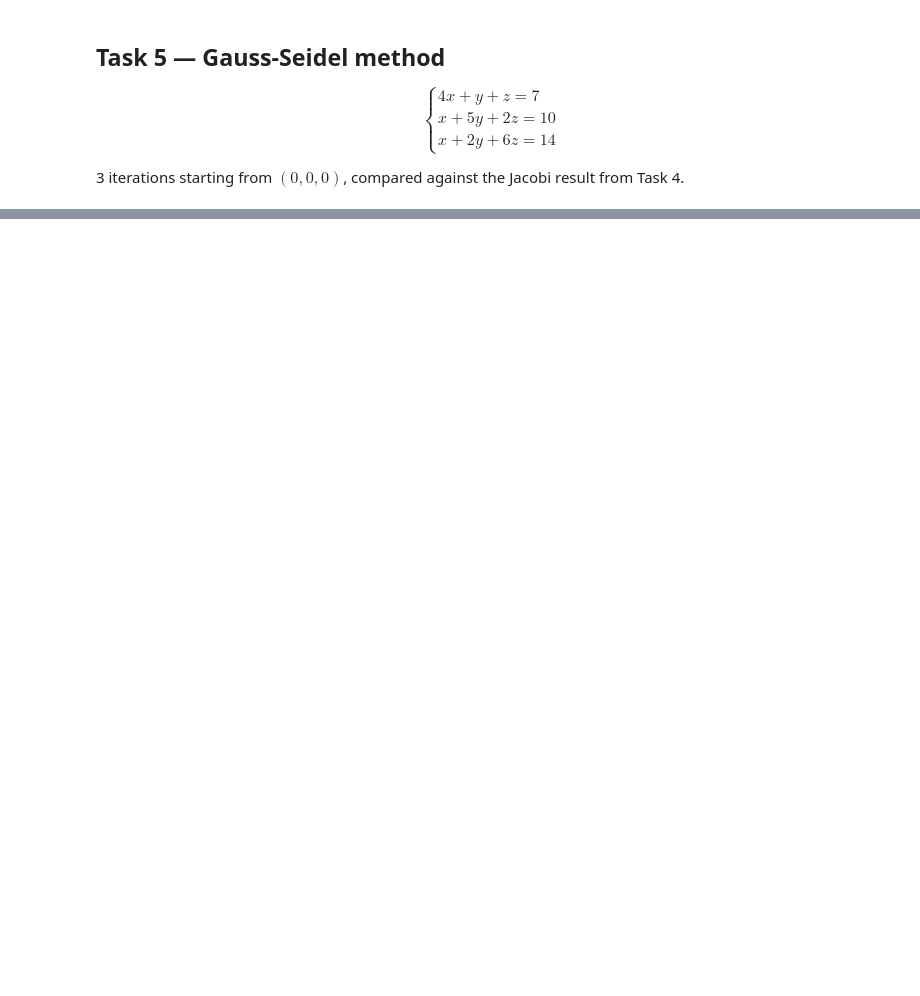
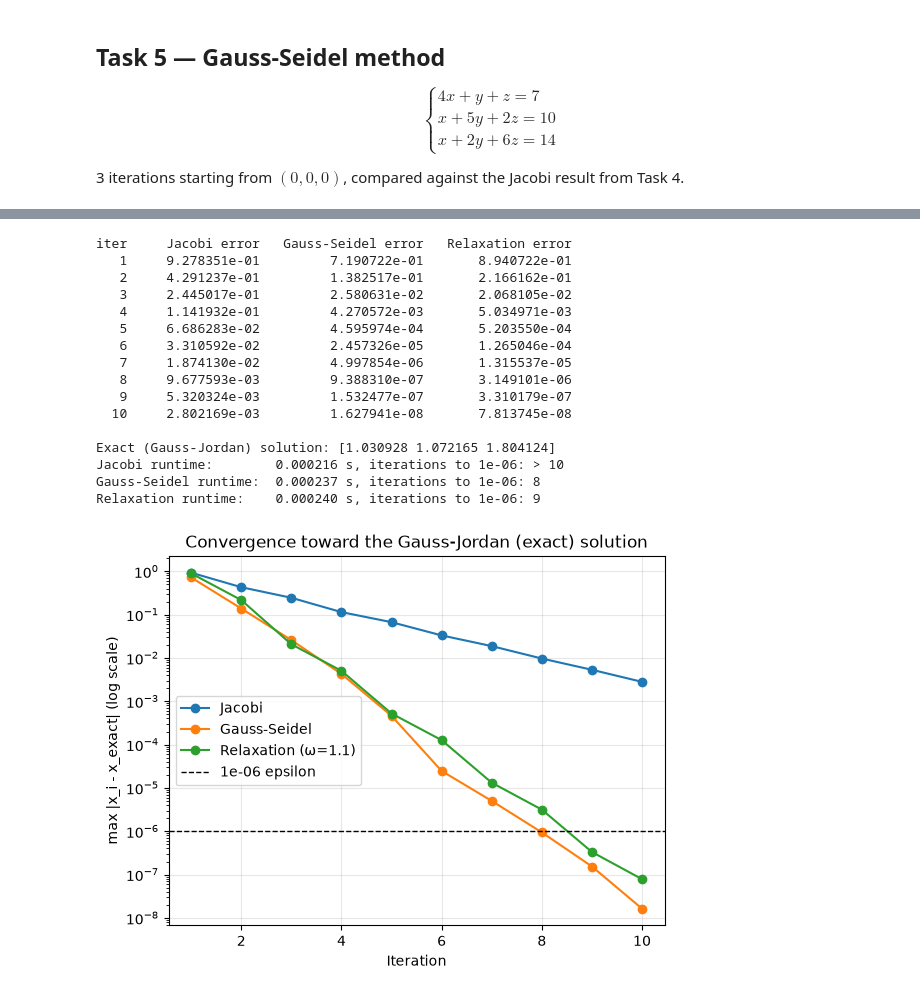
Before and after one commit to NikAlexan/computational-math, a Jupyter notebook: Week 2.ipynb, the cells around one changed output, grey strips where cells are left out. Saved outputs shown, nothing was run; the diff lists cells and outputs as text; code cells hidden in the pictures; blank space fills up the shorter version.

Commit message:
feat(new methods): added jacobi, gauss-seidel, relaxation methods and comparison with exac solustion

```diff
--- a/Week 2.ipynb
+++ b/Week 2.ipynb
@@ -161,0 +406,13 @@ Approximate solution after 3 iterations: [1.0051 1.0913 1.802 ]
+# %%
+matrix = np.array([
+    [4, 1, 1],
+    [1, 5, 2],
+    [1, 2, 6],
+])
+rhs = np.array([7, 10, 14])
+guess = [0, 0, 0]
+omega = 1.1
+
+solution, iteration_rows = relaxation_method(matrix, rhs, guess, omega, max_iter=3)
+print_iteration_table(iteration_rows)
+print(f"\nApproximate solution after 3 iterations: {np.round(solution, 4)}")
@@ -220,0 +430,64 @@ Gauss-Seidel iterations to reach 1e-6 error: 8
+# %%
+max_iter = 10
+
+reduced_matrix, _ = gauss_jordan(matrix, rhs, verbose=False)
+exact_solution = reduced_matrix[:, -1]
+
+start_time = time.perf_counter()
+_, jacobi_rows = jacobi_method(matrix, rhs, guess, max_iter)
+jacobi_runtime = time.perf_counter() - start_time
+
+start_time = time.perf_counter()
+_, gauss_seidel_rows = gauss_seidel(matrix, rhs, guess, max_iter)
+gauss_seidel_runtime = time.perf_counter() - start_time
+
+start_time = time.perf_counter()
+_, relaxation_rows = relaxation_method(matrix, rhs, guess, omega, max_iter)
+relaxation_runtime = time.perf_counter() - start_time
+
+jacobi_errors = [np.max(np.abs(np.array(row[1:4]) - exact_solution)) for row in jacobi_rows]
+gauss_seidel_errors = [np.max(np.abs(np.array(row[1:4]) - exact_solution)) for row in gauss_seidel_rows]
+relaxation_errors = [np.max(np.abs(np.array(row[1:4]) - exact_solution)) for row in relaxation_rows]
+
+print(f"{'iter':>4} {'Jacobi error':>16} {'Gauss-Seidel error':>20} {'Relaxation error':>18}")
+for iteration in range(max_iter):
+    print(f"{iteration + 1:>4} {jacobi_errors[iteration]:>16.6e} {gauss_seidel_errors[iteration]:>20.6e} {relaxation_errors[iteration]:>18.6e}")
+
+epsilon = 1e-6
+iterations_to_epsilon = lambda errors: next((i for i, e in enumerate(errors, 1) if e < epsilon), f"> {max_iter}")
+
+print(f"\nExact (Gauss-Jordan) solution: {np.round(exact_solution, 6)}")
+print(f"Jacobi runtime:        {jacobi_runtime:.6f} s, iterations to {epsilon}: {iterations_to_epsilon(jacobi_errors)}")
+print(f"Gauss-Seidel runtime:  {gauss_seidel_runtime:.6f} s, iterations to {epsilon}: {iterations_to_epsilon(gauss_seidel_errors)}")
+print(f"Relaxation runtime:    {relaxation_runtime:.6f} s, iterations to {epsilon}: {iterations_to_epsilon(relaxation_errors)}")
+
+plt.figure()
+plt.semilogy(range(1, max_iter + 1), jacobi_errors, marker="o", label="Jacobi")
+plt.semilogy(range(1, max_iter + 1), gauss_seidel_errors, marker="o", label="Gauss-Seidel")
+plt.semilogy(range(1, max_iter + 1), relaxation_errors, marker="o", label=f"Relaxation (ω={omega})")
+plt.axhline(epsilon, color="black", linewidth=1, linestyle="--", label=f"{epsilon} epsilon")
+plt.title("Convergence toward the Gauss-Jordan (exact) solution")
+plt.xlabel("Iteration")
+plt.ylabel("max |x_i - x_exact| (log scale)")
+plt.legend()
+plt.grid(True, alpha=0.3)
+plt.savefig("gauss_comparison.png", dpi=150, bbox_inches="tight")
+plt.show()
+# %% [output]
+iter     Jacobi error   Gauss-Seidel error   Relaxation error
+   1     9.278351e-01         7.190722e-01       8.940722e-01
+   2     4.291237e-01         1.382517e-01       2.166162e-01
+   3     2.445017e-01         2.580631e-02       2.068105e-02
+   4     1.141932e-01         4.270572e-03       5.034971e-03
+   5     6.686283e-02         4.595974e-04       5.203550e-04
+   6     3.310592e-02         2.457326e-05       1.265046e-04
+   7     1.874130e-02         4.997854e-06       1.315537e-05
+   8     9.677593e-03         9.388310e-07       3.149101e-06
+   9     5.320324e-03         1.532477e-07       3.310179e-07
+  10     2.802169e-03         1.627941e-08       7.813745e-08
+
+Exact (Gauss-Jordan) solution: [1.030928 1.072165 1.804124]
+Jacobi runtime:        0.000216 s, iterations to 1e-06: > 10
+Gauss-Seidel runtime:  0.000237 s, iterations to 1e-06: 8
+Relaxation runtime:    0.000240 s, iterations to 1e-06: 9
+[figure, added]
```
Also changed, not shown: parts of 27 cells of this notebook, 2 other files.
